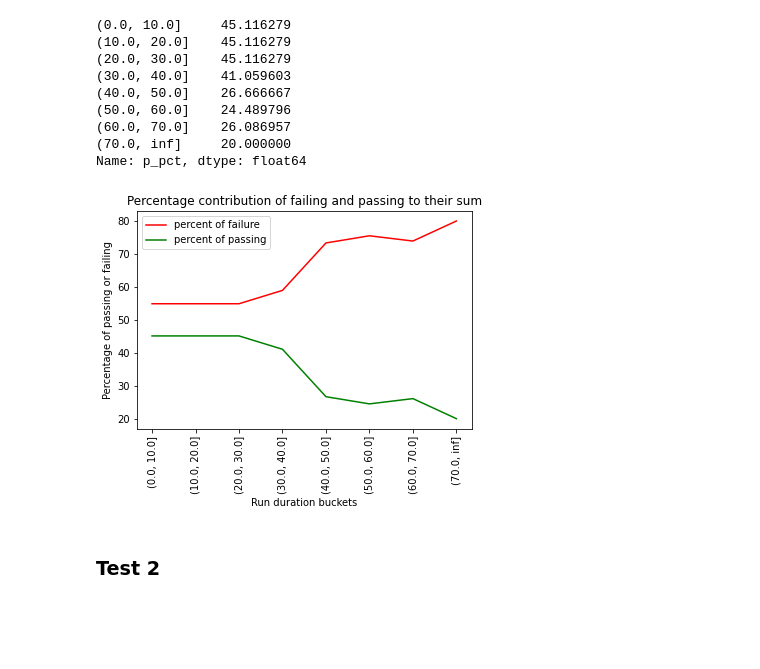
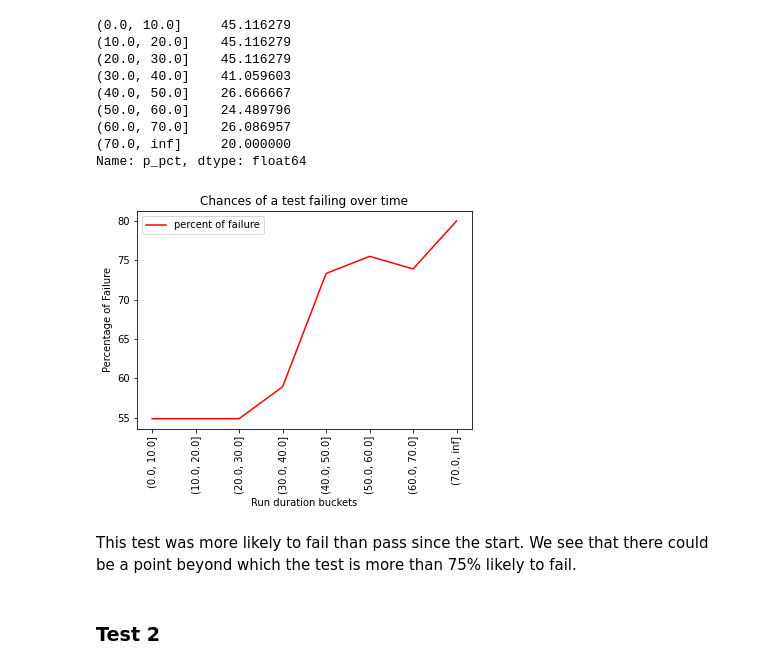
Before and after one commit to redhat-et/optimal-stopping-point-tool, a Jupyter notebook: notebooks/pass_fail_likelihoods.ipynb, the cells around one changed output. Saved outputs shown, nothing was run; the diff lists cells and outputs as text; code cells hidden in the pictures; blank space fills up the shorter version.

```diff
--- a/notebooks/pass_fail_likelihoods.ipynb
+++ b/notebooks/pass_fail_likelihoods.ipynb
@@ -182,21 +184,22 @@ Name: p_pct, dtype: float64
 # %%
 # plot the two series on the same graph
 plt.plot(joined.index.astype(str), joined['f_pct'], color='red', label='percent of failure')
-plt.plot(joined.index.astype(str), joined['p_pct'], color='green', label='percent of passing')
 
 # set x and y axis labels
 plt.xlabel('Run duration buckets')
-plt.ylabel('Percentage of passing or failing')
+plt.ylabel('Percentage of Failure')
 plt.xticks(rotation=90)
 
 # set title and legend
-plt.title('Percentage contribution of failing and passing to their sum')
+plt.title('Chances of a test failing over time')
 plt.legend()
 
 # show the plot
 plt.show()
 # %% [output]
-[figure, old version]
+[figure, new version]
+# %% [markdown]
+This test was more likely to fail than pass since the start. We see that there could be a point beyond which the test is more than 75% likely to fail.
 # %% [markdown]
 ### Test 2
 # %%
```
Also changed, not shown: parts of 113 cells of this notebook, 2 other files.
